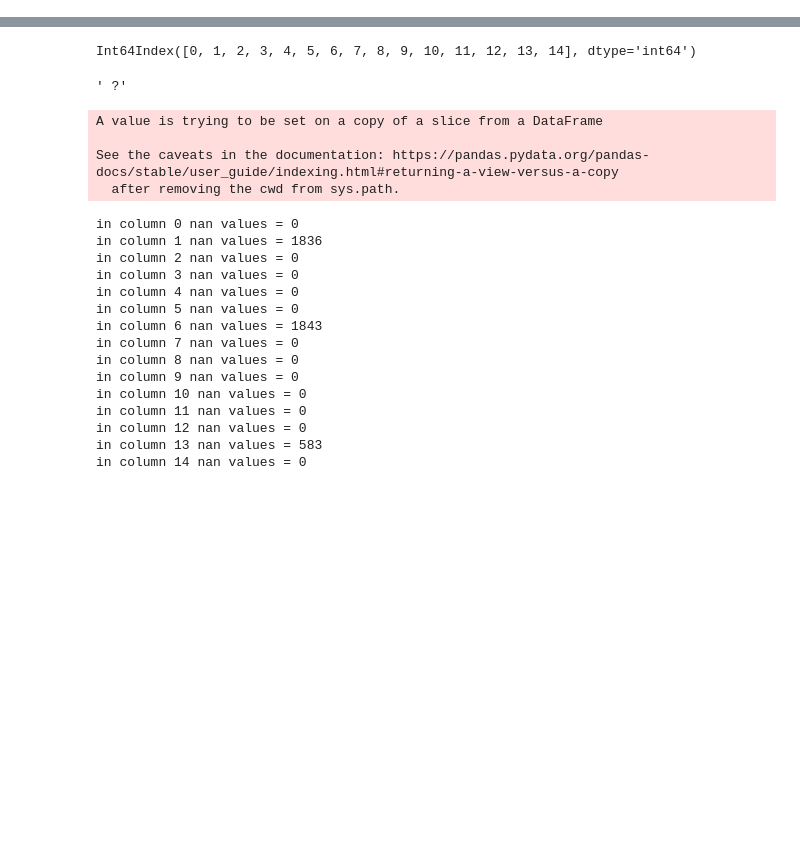
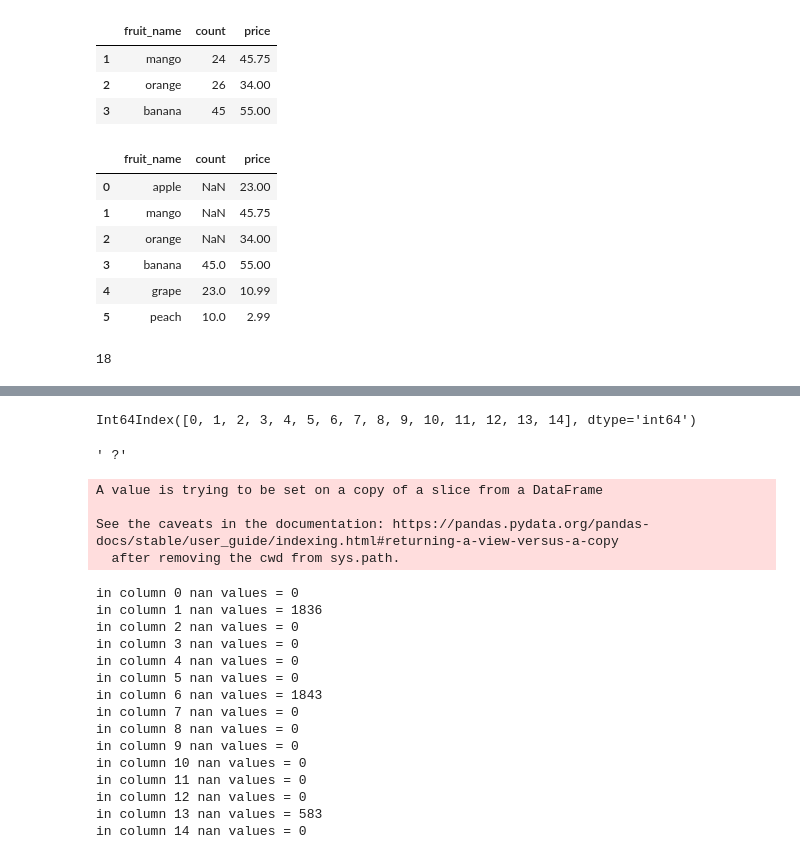
Before and after one commit to mahluwal/PY_DSML_LibrariesFun, a Jupyter notebook: pandas.ipynb, the cells around one changed output, grey strips where cells are left out. Cells and saved outputs as stored; diff of their text form; code cells hidden in the pictures; blank space fills up the shorter version.

```diff
--- a/pandas.ipynb
+++ b/pandas.ipynb
@@ -6,3 +33,29 @@ import numpy as np
+# %%
+data3=data2[(data2['fruit_name'] == 'mango') | (data2['count'] > 24)]
+data3
+# %% [output]
+|  | fruit_name | count | price |
+| 1 | mango | 24 | 45.75 |
+| 2 | orange | 26 | 34.00 |
+| 3 | banana | 45 | 55.00 |
+# %%
+#to make all 2nd columns as NaN for first 3 rows
+data2.iloc[0:3,1]=np.NaN
+data2
+# %% [output]
+|  | fruit_name | count | price |
+| 0 | apple | NaN | 23.00 |
+| 1 | mango | NaN | 45.75 |
+| 2 | orange | NaN | 34.00 |
+| 3 | banana | 45.0 | 55.00 |
+| 4 | grape | 23.0 | 10.99 |
+| 5 | peach | 10.0 | 2.99 |
+# %%
+#lambda function lambda argument:expression
+x=lambda a:a+10
+x(8)
+# %% [output]
+18
 # %%
 df = pd.read_csv("https://raw.githubusercontent.com/mahluwal/Data1/main/adult_data.csv", header = None)
 # %%
```
Also changed, not shown: parts of 3 cells of this notebook.
